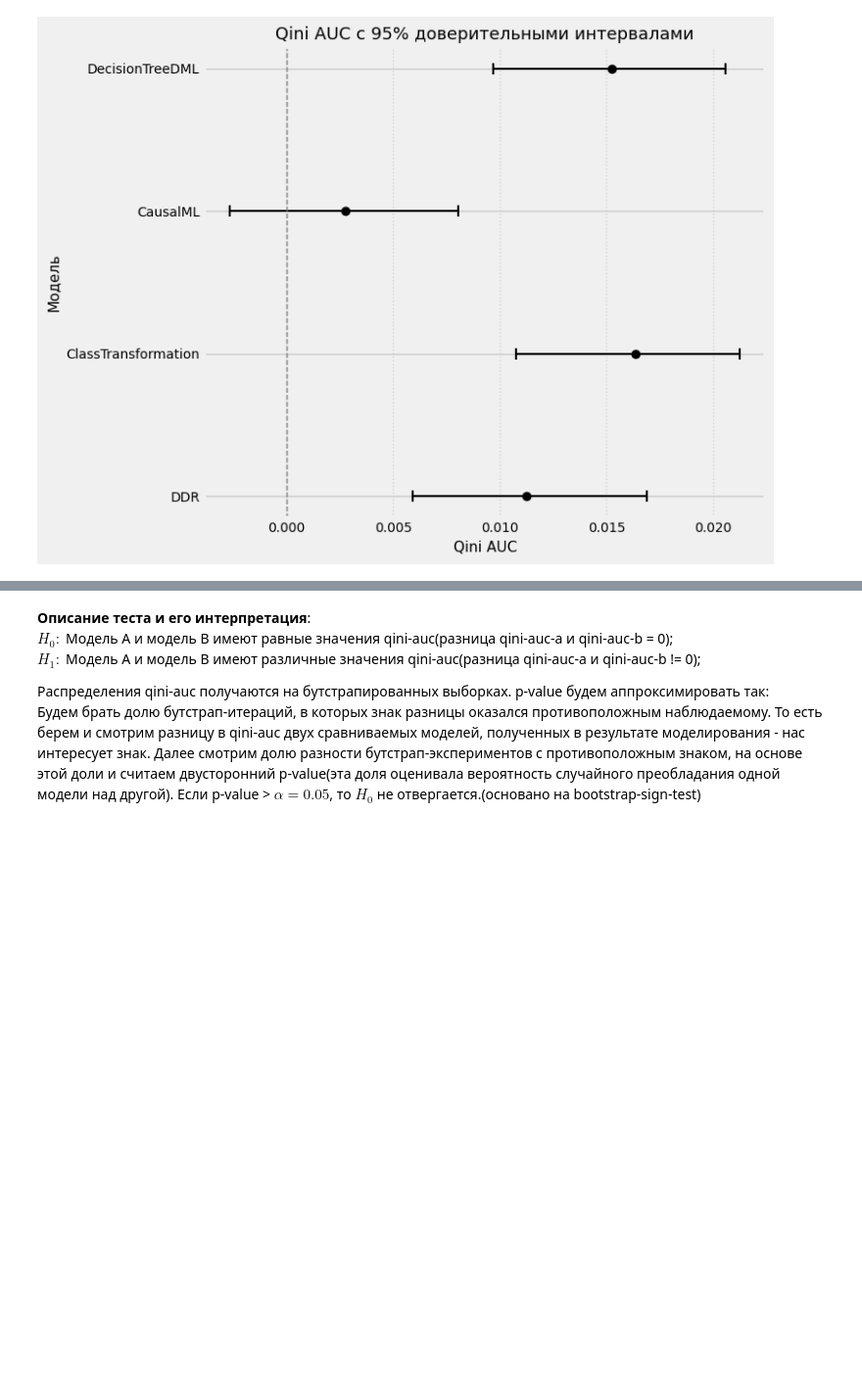
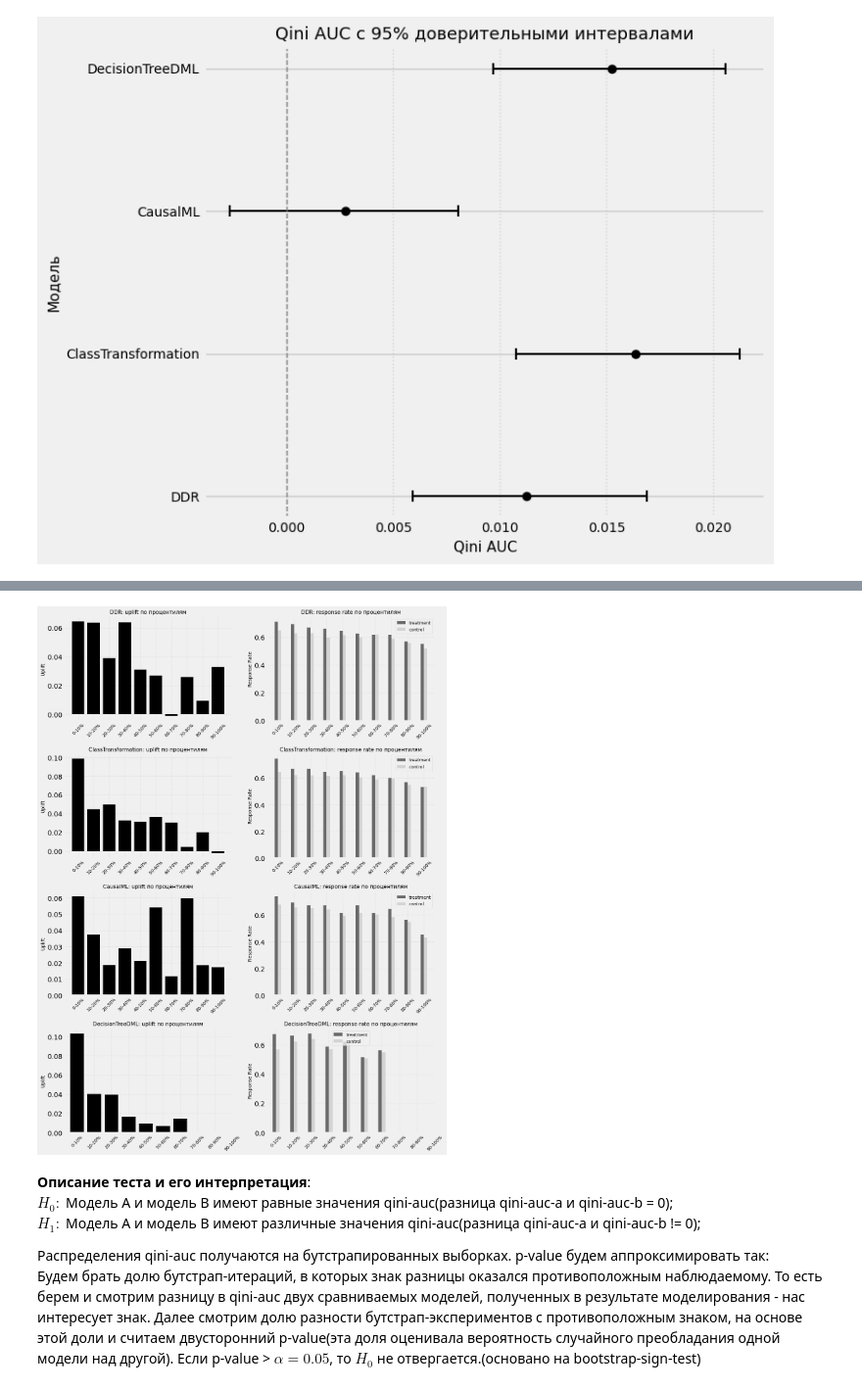
Before and after one commit to Romashka8/UpliftNinja, a Jupyter notebook: article-benches.ipynb, the cells around one changed output, grey strips where cells are left out. Shown at 98% size. Saved outputs shown, nothing was run; the diff lists cells and outputs as text; code cells hidden in the pictures; blank space fills up the shorter version.

Commit message:
🟨feat: fix binning plot

```diff
--- a/article-benches.ipynb
+++ b/article-benches.ipynb
@@ -500,3 +444,60 @@ plt.show()
+# %%
+df = pd.DataFrame({
+    'treatment': treat_val.values,
+    'outcome': y_val.values
+})
+
+uplift_scores = {
+    'DDR': uplift_tm,
+    'ClassTransformation': uplift_ct,
+    'CausalML': uplift_causalml,
+    'DecisionTreeDML': uplift_dml
+}
+
+n_bins = 10
+percentile_labels = [f"{i*10}-{(i+1)*10}%" for i in range(n_bins)]
+x = np.arange(n_bins)
+
+fig, axs = plt.subplots(len(uplift_scores), 2, figsize=(12, 4 * len(uplift_scores)), sharex=False)
+
+for i, (model, scores) in enumerate(uplift_scores.items()):
+    df['score'] = scores
+    # лучшие клиенты -> первые децили
+    df['percentile'] = pd.qcut(-df['score'], q=n_bins, labels=False, duplicates='drop')
+
+    uplift_by_percentile = []
+    treat_rates = []
+    control_rates = []
+
+    for p in range(n_bins):
+        bin_df = df[df['percentile'] == p]
+        treated = bin_df[bin_df['treatment'] == 1]['outcome']
+        control = bin_df[bin_df['treatment'] == 0]['outcome']
+        uplift = treated.mean() - control.mean()
+        uplift_by_percentile.append(uplift)
+        treat_rates.append(treated.mean())
+        control_rates.append(control.mean())
+
+    axs[i, 0].bar(x, uplift_by_percentile, color='black')
+    axs[i, 0].set_title(f"{model}: uplift по процентилям", fontsize=11)
+    axs[i, 0].set_ylabel("Uplift", fontsize=10)
+    axs[i, 0].set_xticks(x)
+    axs[i, 0].set_xticklabels(percentile_labels, rotation=45, fontsize=9)
+    axs[i, 0].grid(True, linestyle=':', alpha=0.6)
+
+    axs[i, 1].bar(x - 0.1, treat_rates, width=0.2, label='treatment', color='dimgray')
+    axs[i, 1].bar(x + 0.1, control_rates, width=0.2, label='control', color='lightgray')
+    axs[i, 1].set_title(f"{model}: response rate по процентилям", fontsize=11)
+    axs[i, 1].set_ylabel("Response Rate", fontsize=10)
+    axs[i, 1].set_xticks(x)
+    axs[i, 1].set_xticklabels(percentile_labels, rotation=45, fontsize=9)
+    axs[i, 1].legend(fontsize=9)
+    axs[i, 1].grid(True, linestyle=':', alpha=0.6)
+
+plt.tight_layout()
+plt.show()
+# %% [output]
+[figure, added]
 # %%
 models = {'DDR': [uplift_tm, tm_stat_q],
           'ClassTransformation': [uplift_ct, ct_stat_q],
```
Also changed, not shown: parts of 14 cells of this notebook.
